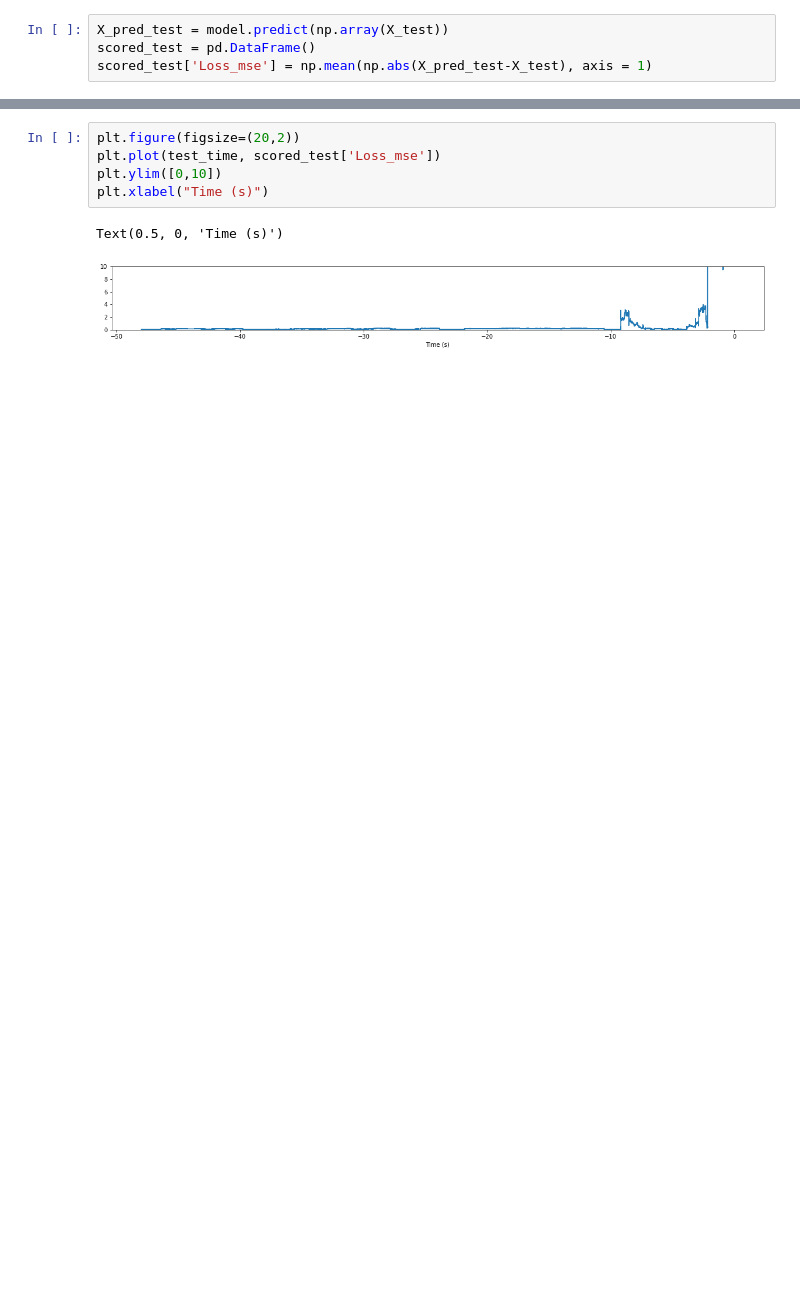
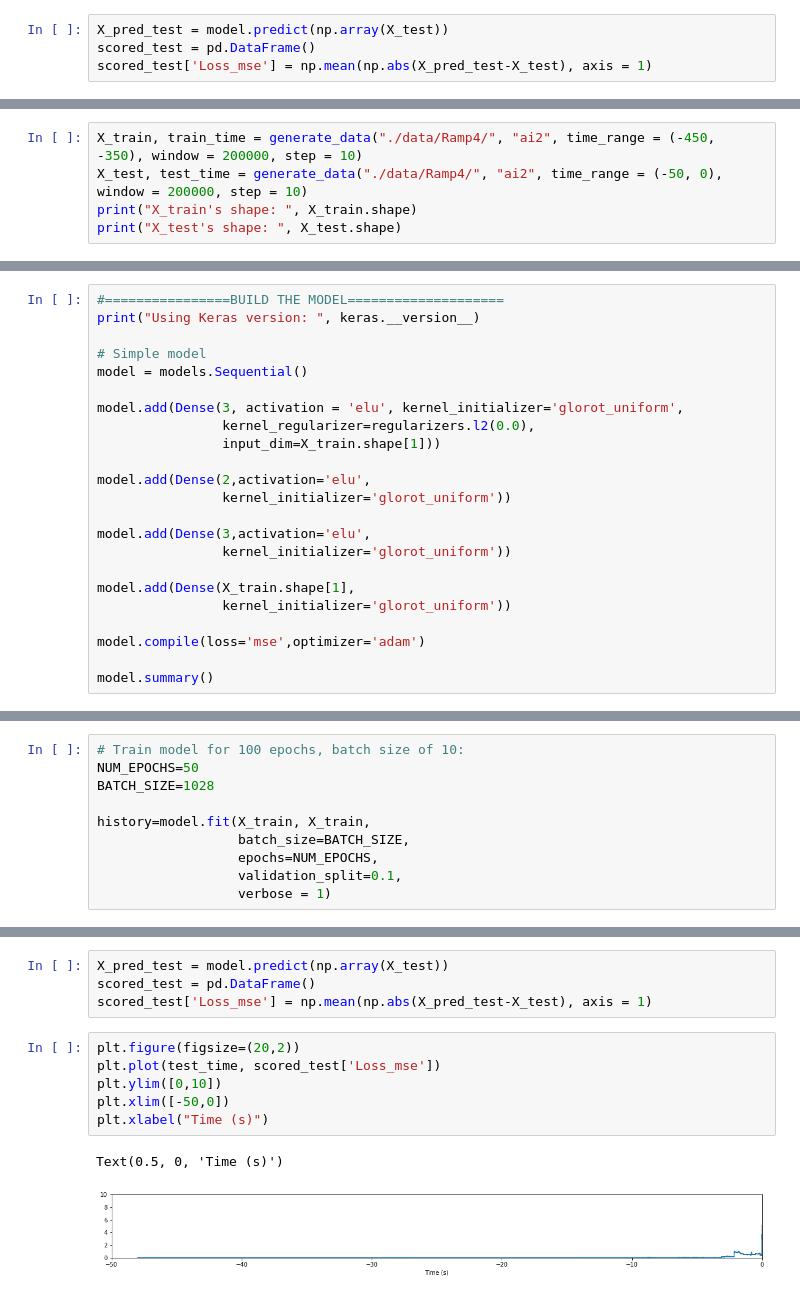
Before and after one commit to Duchstf/quench-detector, a Jupyter notebook: MLP-Ramp4.ipynb, the cells around one changed output, grey strips where cells are left out. Drawn from its saved outputs; the diff is of its cells as text; blank space fills up the shorter version.

```diff
--- a/MLP-Ramp4.ipynb
+++ b/MLP-Ramp4.ipynb
@@ -661,0 +907,5 @@ scored_test['Loss_mse'] = np.mean(np.abs(X_pred_test-X_test), axis = 1)
+# %%
+X_train, train_time = generate_data("./data/Ramp4/", "ai2", time_range = (-450, -350), window = 200000, step = 10)
+X_test, test_time = generate_data("./data/Ramp4/", "ai2", time_range = (-50, 0), window = 200000, step = 10)
+print("X_train's shape: ", X_train.shape)
+print("X_test's shape: ", X_test.shape)
@@ -661,0 +917,23 @@ scored_test['Loss_mse'] = np.mean(np.abs(X_pred_test-X_test), axis = 1)
+# %%
+#================BUILD THE MODEL====================
+print("Using Keras version: ", keras.__version__)
+
+# Simple model
+model = models.Sequential()
+
+model.add(Dense(3, activation = 'elu', kernel_initializer='glorot_uniform',
+                kernel_regularizer=regularizers.l2(0.0),
+                input_dim=X_train.shape[1]))
+
+model.add(Dense(2,activation='elu',
+                kernel_initializer='glorot_uniform'))
+
+model.add(Dense(3,activation='elu',
+                kernel_initializer='glorot_uniform'))
+
+model.add(Dense(X_train.shape[1],
+                kernel_initializer='glorot_uniform'))
+
+model.compile(loss='mse',optimizer='adam')
+
+model.summary()
@@ -661,0 +958,10 @@ scored_test['Loss_mse'] = np.mean(np.abs(X_pred_test-X_test), axis = 1)
+# %%
+# Train model for 100 epochs, batch size of 10:
+NUM_EPOCHS=50
+BATCH_SIZE=1028
+
+history=model.fit(X_train, X_train,
+                  batch_size=BATCH_SIZE,
+                  epochs=NUM_EPOCHS,
+                  validation_split=0.1,
+                  verbose = 1)
@@ -662,8 +1000,13 @@ scored_test['Loss_mse'] = np.mean(np.abs(X_pred_test-X_test), axis = 1)
+# %%
+X_pred_test = model.predict(np.array(X_test))
+scored_test = pd.DataFrame()
+scored_test['Loss_mse'] = np.mean(np.abs(X_pred_test-X_test), axis = 1)
 # %%
 plt.figure(figsize=(20,2))
 plt.plot(test_time, scored_test['Loss_mse'])
 plt.ylim([0,10])
+plt.xlim([-50,0])
 plt.xlabel("Time (s)")
 # %% [output]
 Text(0.5, 0, 'Time (s)')
-[figure, old version]
+[figure, new version]
```
Also changed, not shown: parts of 41 cells of this notebook, 2 other files.
